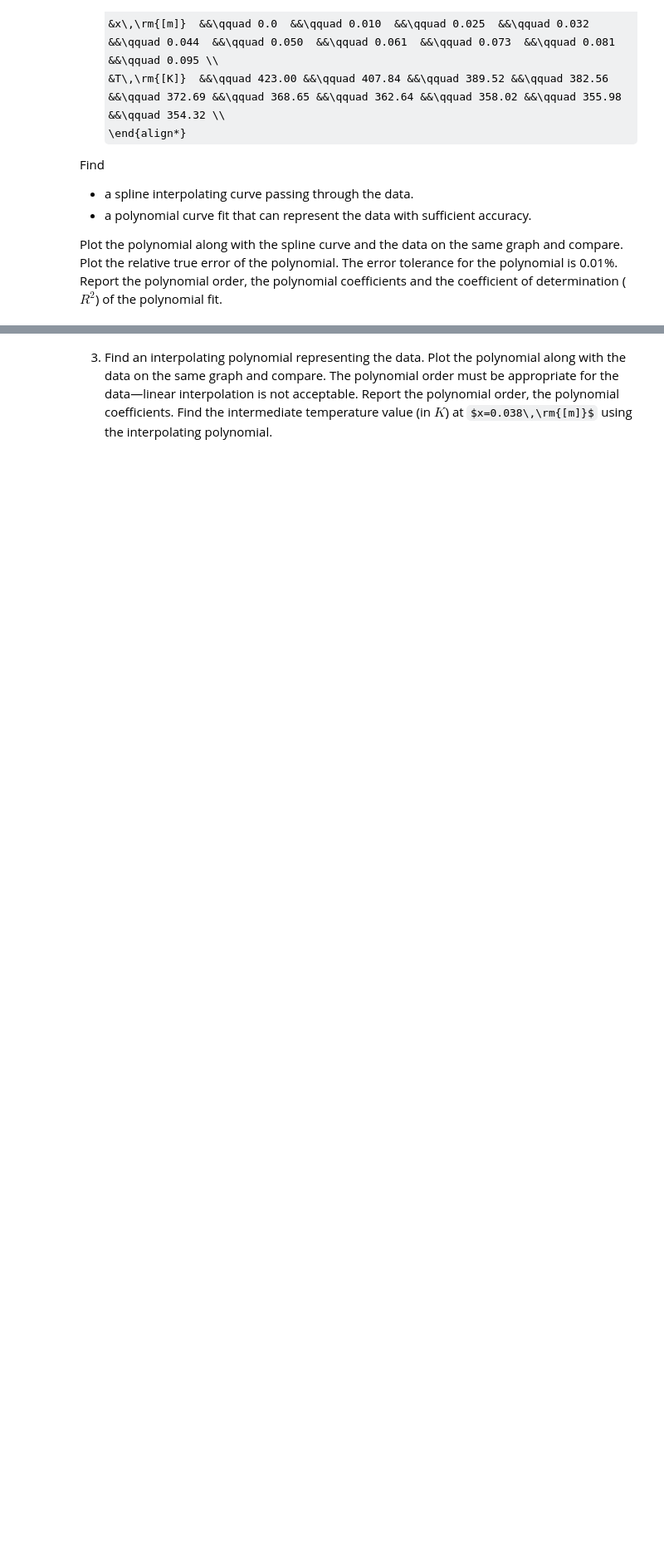
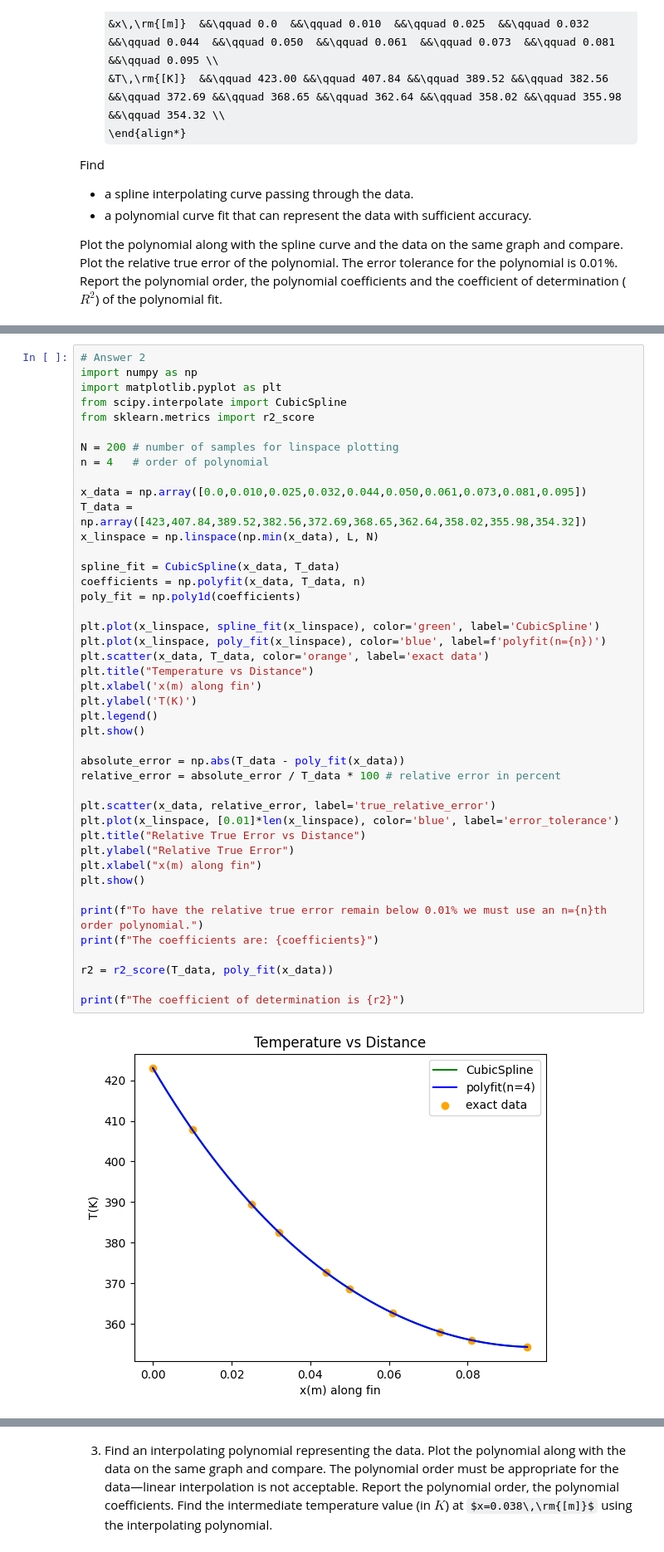
Before and after one commit to JimInput/ME2015, a Jupyter notebook: project/project.ipynb, the cells around one changed output, grey strips where cells are left out. Shown at 83% size. Drawn from its saved outputs; the diff is of its cells as text; some formulas as TeX source; blank space fills up the shorter version.

```diff
--- a/project/project.ipynb
+++ b/project/project.ipynb
@@ -37,0 +64,45 @@ Plot the polynomial along with the spline curve and the data on the same graph a
+# %%
+# Answer 2
+import numpy as np
+import matplotlib.pyplot as plt
+from scipy.interpolate import CubicSpline
+from sklearn.metrics import r2_score
+
+N = 200 # number of samples for linspace plotting
+n = 4   # order of polynomial
+
+x_data = np.array([0.0,0.010,0.025,0.032,0.044,0.050,0.061,0.073,0.081,0.095])
+T_data = np.array([423,407.84,389.52,382.56,372.69,368.65,362.64,358.02,355.98,354.32])
+x_linspace = np.linspace(np.min(x_data), L, N)
+
+spline_fit = CubicSpline(x_data, T_data)
+coefficients = np.polyfit(x_data, T_data, n)
+poly_fit = np.poly1d(coefficients)
+
+plt.plot(x_linspace, spline_fit(x_linspace), color='green', label='CubicSpline')
+plt.plot(x_linspace, poly_fit(x_linspace), color='blue', label=f'polyfit(n={n})')
+plt.scatter(x_data, T_data, color='orange', label='exact data')
+plt.title("Temperature vs Distance")
+plt.xlabel('x(m) along fin')
+plt.ylabel('T(K)')
+plt.legend()
+plt.show()
+
+absolute_error = np.abs(T_data - poly_fit(x_data))
+relative_error = absolute_error / T_data * 100 # relative error in percent
+
+plt.scatter(x_data, relative_error, label='true_relative_error')
+plt.plot(x_linspace, [0.01]*len(x_linspace), color='blue', label='error_tolerance')
+plt.title("Relative True Error vs Distance")
+plt.ylabel("Relative True Error")
+plt.xlabel("x(m) along fin")
+plt.show()
+
+print(f"To have the relative true error remain below 0.01% we must use an n={n}th order polynomial.")
+print(f"The coefficients are: {coefficients}")
+
+r2 = r2_score(T_data, poly_fit(x_data))
+
+print(f"The coefficient of determination is {r2}")
+# %% [output]
+[figure, added]
```
Also changed, not shown: parts of 13 cells of this notebook, 2 other files.
